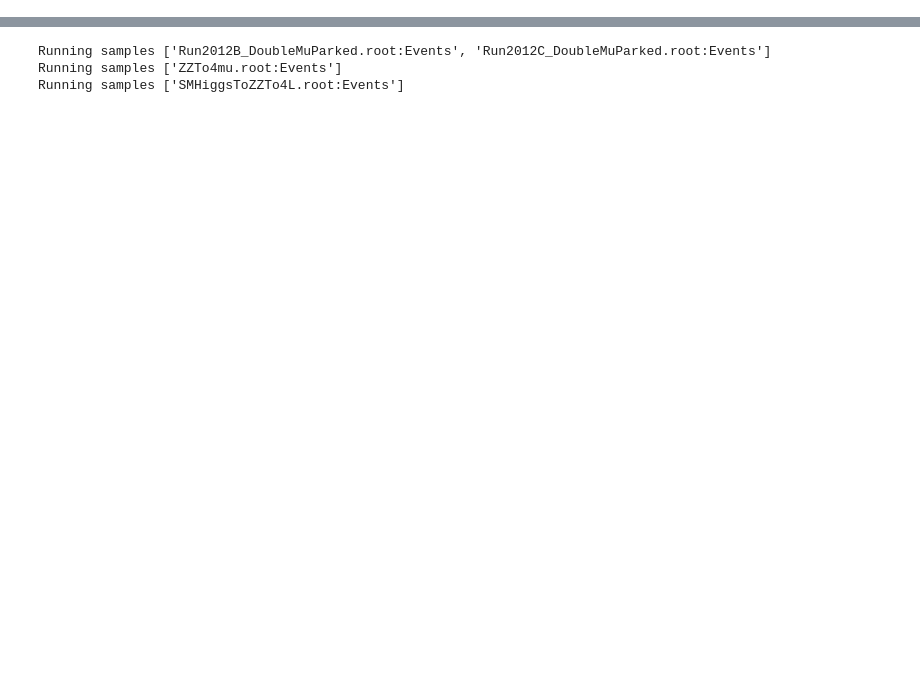
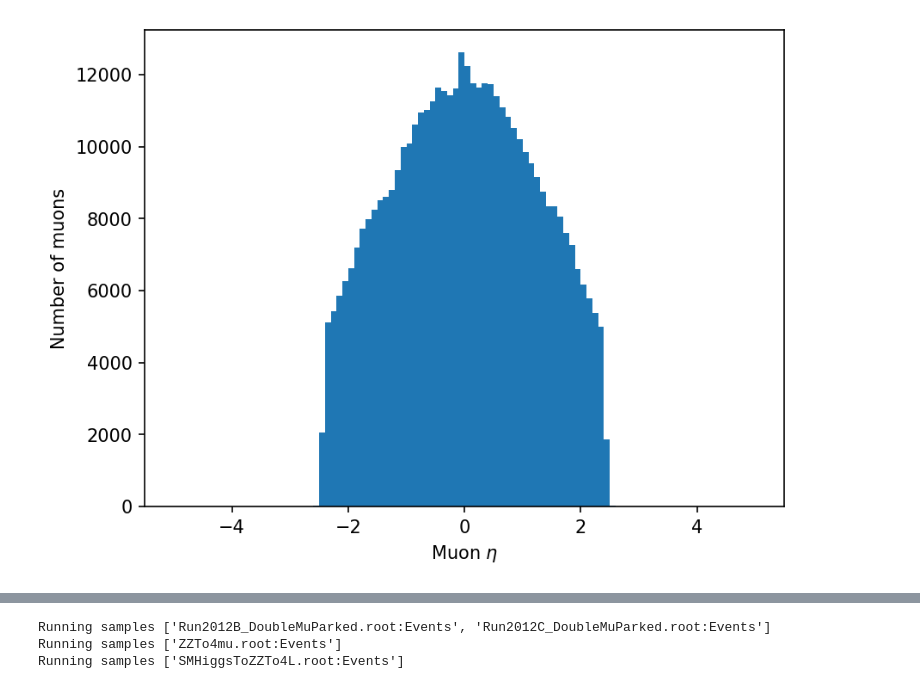
Before and after one commit to Emilis-Strazdas/PHY307-HandsOn-Answers, a Jupyter notebook: Test.ipynb, the cells around one changed output, grey strips where cells are left out. Cells and saved outputs as stored; diff of their text form; code cells hidden in the pictures; blank space fills up the shorter version.

```diff
--- a/Test.ipynb
+++ b/Test.ipynb
@@ -31,0 +118,8 @@ MET_phi              | float                    | AsDtype('>f4')
+# %%
+# Plot the muon eta here, use a range of -5, 5
+plt.hist(ak.flatten(branches["Muon_eta"]), bins=100, range=(-5,5))
+plt.xlabel('Muon $\eta$')
+plt.ylabel('Number of muons')
+plt.show()
+# %% [output]
+[figure, added]
```
Also changed, not shown: parts of 30 cells of this notebook, 9 other files.
